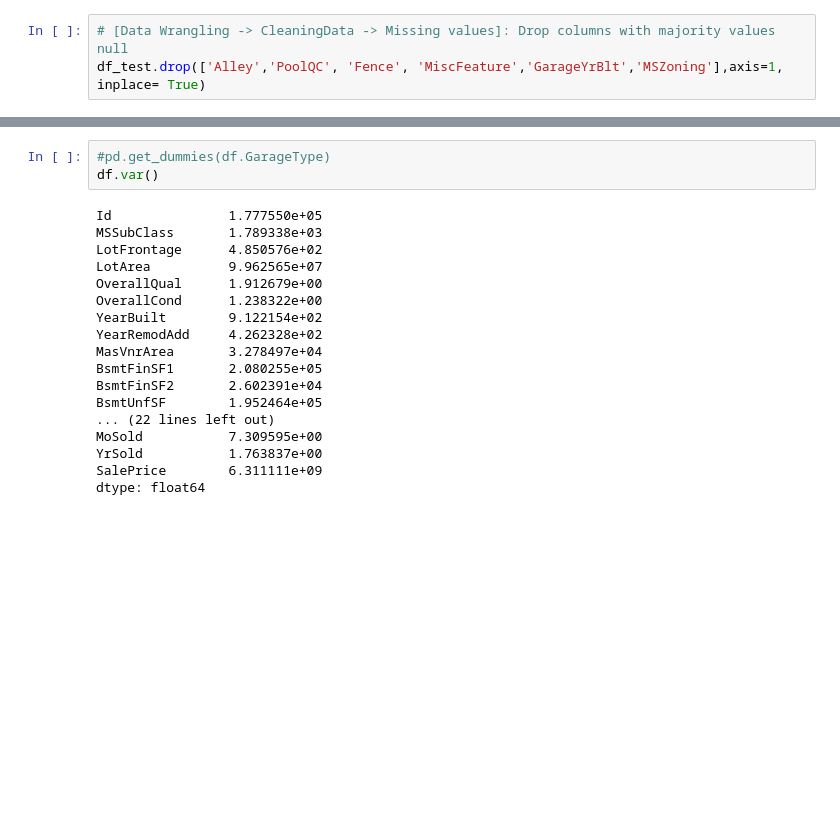
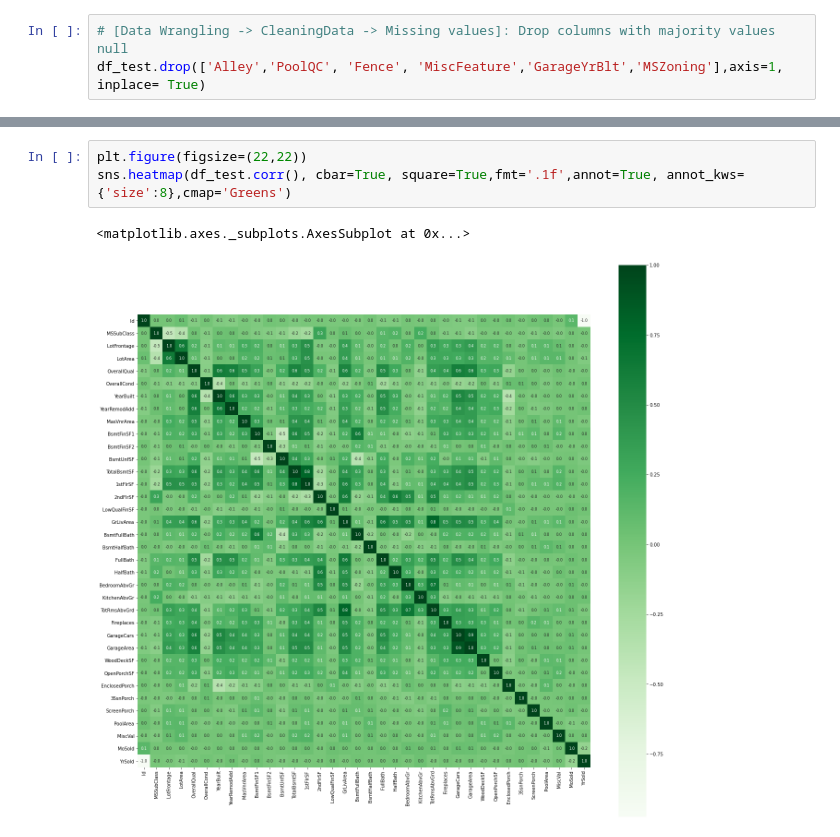
Before and after one commit to varunnthakuur/dataprocessing, a Jupyter notebook: Project_House_Prices_Advanced_Regression_Techniques.ipynb, the cells around one changed output, grey strips where cells are left out. Cells and saved outputs as stored; diff of their text form; blank space fills up the shorter version.

```diff
--- a/Project_House_Prices_Advanced_Regression_Techniques.ipynb
+++ b/Project_House_Prices_Advanced_Regression_Techniques.ipynb
@@ -235,21 +252,6 @@ sns.heatmap(corr, cbar=True, square=True,fmt='.1f',annot=True, annot_kws={'size'
-# %%
-#pd.get_dummies(df.GarageType)
-df.var()
-# %% [output]
-Id               1.777550e+05
-MSSubClass       1.789338e+03
-LotFrontage      4.850576e+02
-LotArea          9.962565e+07
-OverallQual      1.912679e+00
-OverallCond      1.238322e+00
-YearBuilt        9.122154e+02
-YearRemodAdd     4.262328e+02
-MasVnrArea       3.278497e+04
-BsmtFinSF1       2.080255e+05
-BsmtFinSF2       2.602391e+04
-BsmtUnfSF        1.952464e+05
-... (22 lines left out)
-MoSold           7.309595e+00
-YrSold           1.763837e+00
-SalePrice        6.311111e+09
-dtype: float64
+# %%
+plt.figure(figsize=(22,22))
+sns.heatmap(df_test.corr(), cbar=True, square=True,fmt='.1f',annot=True, annot_kws={'size':8},cmap='Greens')
+# %% [output]
+<matplotlib.axes._subplots.AxesSubplot at 0x...>
+[figure, added]
```
Also changed, not shown: parts of 7 cells of this notebook.
